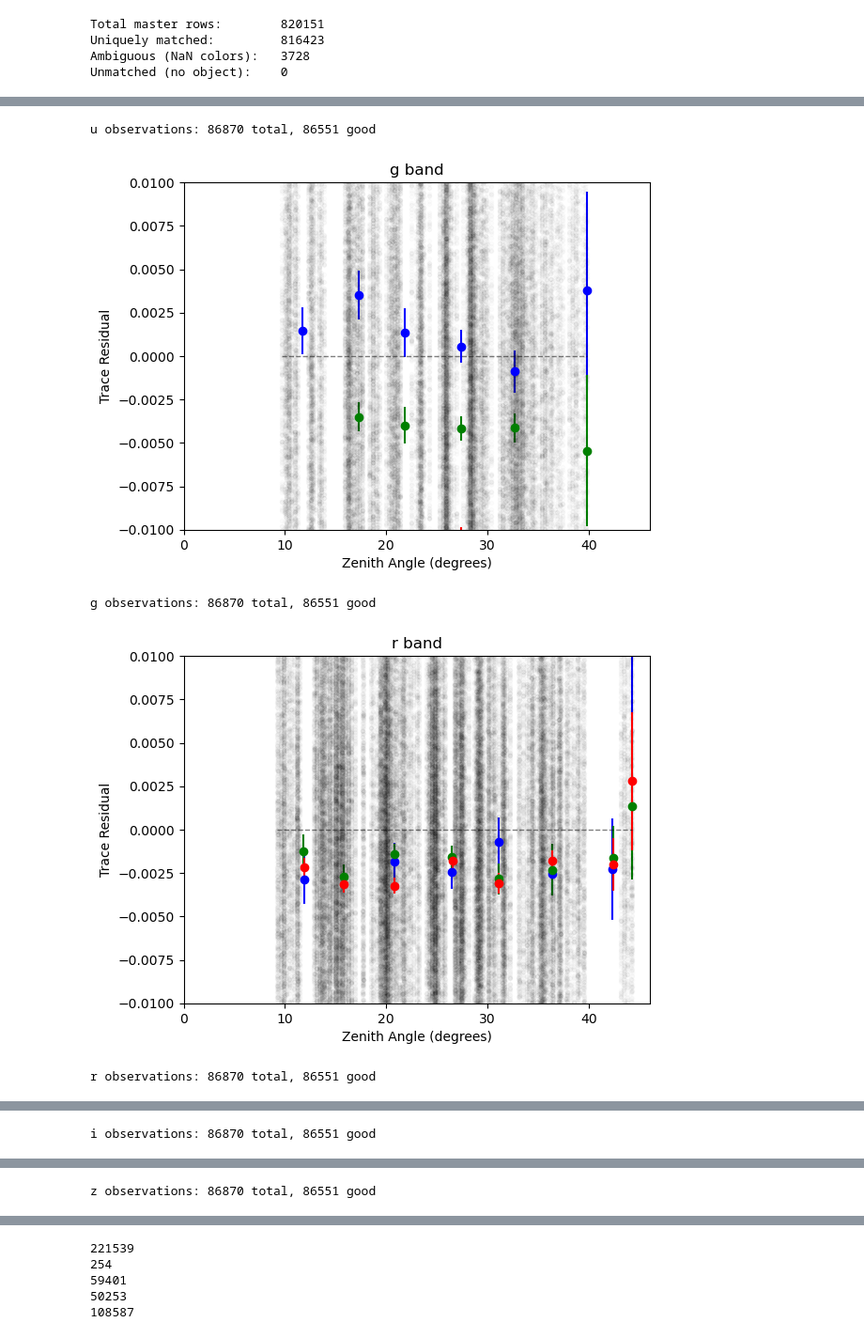
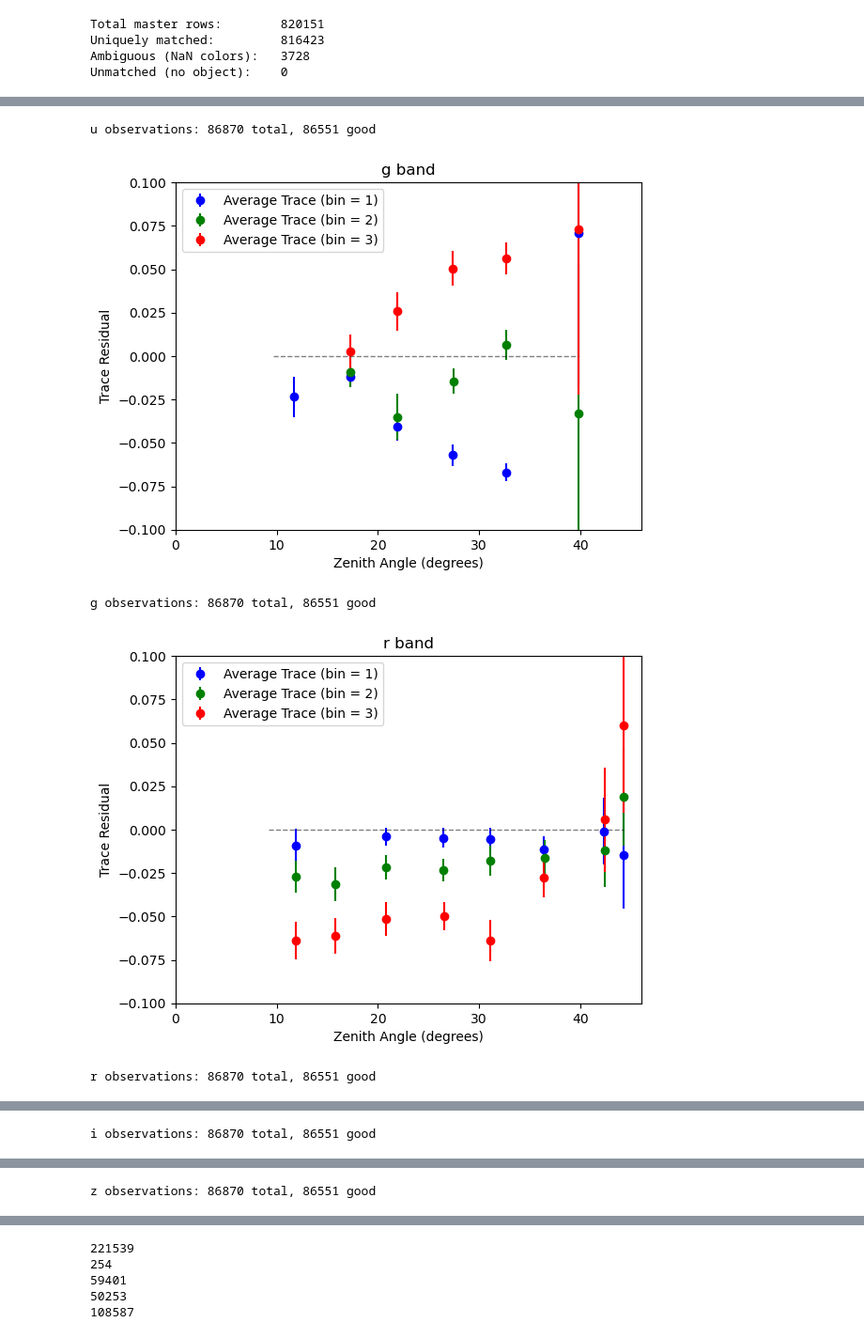
Before and after one commit to LSSTDESC/DifferentialCR, a Jupyter notebook: DCR2_in_DP1.ipynb, the cells around one changed output, grey strips where cells are left out. Shown at 94% size. Saved outputs shown, nothing was run; the diff lists cells and outputs as text; code cells hidden in the pictures.

```diff
--- a/DCR2_in_DP1.ipynb
+++ b/DCR2_in_DP1.ipynb
@@ -503,6 +412,12 @@ q = Angle(q).wrap_at(360*u.deg)
 
 master['q'] = q.value
 # %%
+# Alternative method to get the parallactic angle of the boresight without calculating it
+# but this is VERY slow for many sources
+
+# Do it here for just a few sources to make sure our calculations were correct
+# they should differ slightly because our sources and the boresight location will be different in general
+
 from lsst.daf.butler import Butler, Timespan
 butler = Butler("dp1", collections="LSSTComCam/DP1")
 from lsst.geom import LinearTransform, radians
@@ -510,8 +425,12 @@ from lsst.geom import LinearTransform, radians
 boresightParAngles = []
 boresightRotAngles = []
 
-for i in range(5):
+for i in np.random.randint(len(master), size = 5):
+    print("visit-",master['visit'][i])
     visit_image = butler.get("visit_image", visit = master['visit'][i], detector = master['detector'][i])
     visitInfo = visit_image.visitInfo
     boresightParAngles.append(visitInfo.boresightParAngle.asRadians())
     boresightRotAngles.append(visitInfo.boresightRotAngle.asRadians())
+
+    print("q_visit :", visitInfo.boresightParAngle.asRadians() * 180/np.pi)
+    print("q_calc :", master['q'][i] * 180/np.pi)
@@ -652,7 +550,7 @@ range:  nan nan
 <matplotlib.collections.PathCollection at 0x...>
 [figure]
 # %%
-# Plot the moments as a function of zenith angle of the observation
+# Plot the raw (non-residual) moments as a function of zenith angle of the observation
 
 def dR_model(z, c):
     return c * np.tan(z * np.pi/180)
@@ -694,7 +592,7 @@ for band in 'ugrizy':
             # plt.plot(z, master['r_z'][band_mask]*3600 *10**3,  ls = '', marker = '.', alpha = 0.5, color = 'r', label = 'Iyy (zenith axis)')
             # plt.plot(z, Itt,  ls = '', marker = '.', alpha = 0.5, color = 'k', label = 'Ixx (azimuthal axis)')
 
-            plt.plot(z, e1,  ls = '', marker = '.', alpha = 0.01, color = 'k') #, label = 'e1 (zenith axis)')
+            # plt.plot(z, e1,  ls = '', marker = '.', alpha = 0.01, color = 'k') #, label = 'e1 (zenith axis)')
             # plt.plot(z, e2,  ls = '', marker = '.', alpha = 0.01, color = 'k', label = 'e2 (azimuthal axis)')
 
             bin_edges = np.array([5, 10, 15, 20, 25, 30, 35, 40, 45, 50, 55])
@@ -719,7 +617,7 @@ for band in 'ugrizy':
         plt.title(f'{band} band')
         plt.xlabel('Zenith Angle (degrees)')
         plt.ylabel('Ellipticity')
-        # plt.legend()
+        plt.legend()
 
         plt.show()
         plt.close()
@@ -765,16 +663,16 @@ for band in 'ugrizy':
             z = np.arccos(1 / airmass) * 180 / np.pi
 
 
-            trace = master['aaIxx'][full_mask] + master['aaIyy'][full_mask]
-            tracePSF = master['aaIxxPSF'][full_mask] + master['aaIyyPSF'][full_mask]
+            trace = master['aaIxx'][full_mask] - master['aaIyy'][full_mask]
+            tracePSF = master['aaIxxPSF'][full_mask] - master['aaIyyPSF'][full_mask]
 
-            plt.plot(z, (trace - tracePSF)/trace,  ls = '', marker = '.', alpha = 0.01, color = 'k') #, label = 'e1 (zenith axis)')
+            # plt.plot(z, (trace - tracePSF)/trace,  ls = '', marker = '.', alpha = 0.01, color = 'k') #, label = 'e1 (zenith axis)')
             # plt.plot(z, e2,  ls = '', marker = '.', alpha = 0.01, color = 'k', label = 'e2 (azimuthal axis)')
 
             bin_edges = np.array([5, 10, 15, 20, 25, 30, 35, 40, 45, 50, 55])
 
             mask = np.isnan(trace)
-            z_bin1, trace_binned, trace_err = rebin(z[~mask], (trace[~mask] - tracePSF[~mask])/trace[~mask], 5)#, newx_edges = bin_edges)
+            z_bin1, trace_binned, trace_err = rebin(z[~mask], (trace[~mask] - tracePSF[~mask]), 5)#, newx_edges = bin_edges)
 
 
             plt.errorbar(z_bin1, trace_binned, yerr = trace_err, ls = '', marker = 'o', label  = f'Average Trace (bin = {i})')
@@ -785,12 +683,12 @@ for band in 'ugrizy':
         # plt.plot(z_temp, dR_model(z_temp, *popt) , 'k--', linewidth = 2, label = 'Trendline: A tan(z)')
         plt.plot(z_temp, np.zeros(len(z_temp)), 'k--', alpha = 0.5, linewidth = 1) #, label = 'Flat')
         # plt.plot(zeniths, diff / 3600, 'g.-', label = 'Simulated residual of a 7500 K star (reference: 4000 K star)')
-        plt.ylim(-0.01, 0.01)
+        plt.ylim(-0.1, 0.1)
         plt.xlim(0, 46)
         plt.title(f'{band} band')
         plt.xlabel('Zenith Angle (degrees)')
         plt.ylabel('Trace Residual')
-        # plt.legend()
+        plt.legend()
 
         plt.show()
         plt.close()
@@ -801,5 +699,5 @@ for band in 'ugrizy':
 u observations: 86870 total, 86551 good
-[figure, old version]
+[figure, new version]
 g observations: 86870 total, 86551 good
-[figure, old version]
+[figure, new version]
 r observations: 86870 total, 86551 good
```
Also changed, not shown: parts of 21 cells of this notebook, 1 other file.
